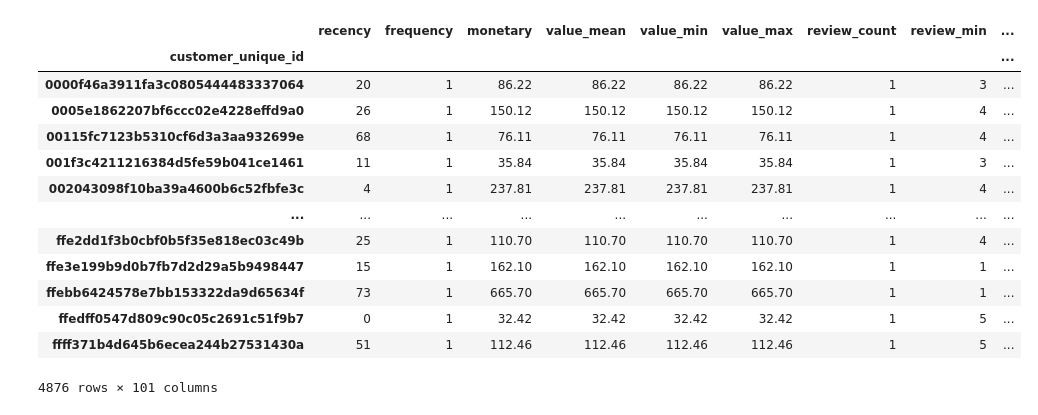
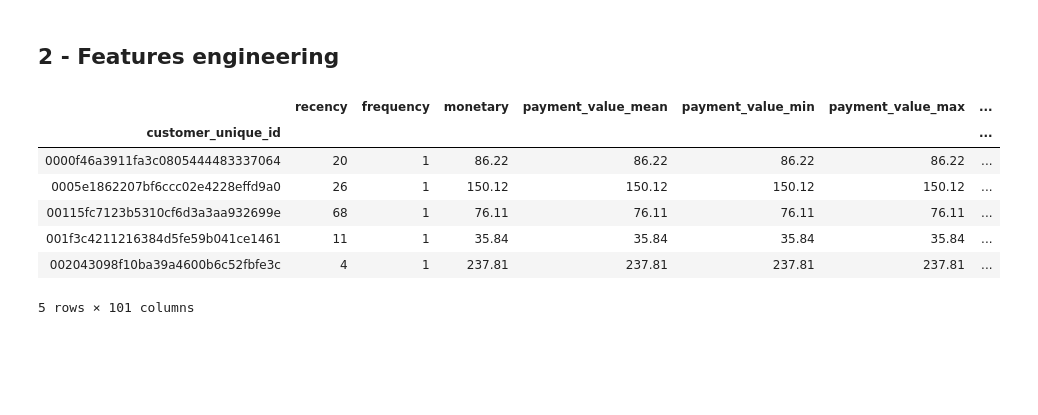
Before and after one commit to Julien-Martin/OC-IML-P4, a Jupyter notebook: Modeling.ipynb, the cells around one changed output. Drawn from its saved outputs; the diff is of its cells as text; code cells hidden in the pictures; blank space fills up the shorter version.

```diff
--- a/Modeling.ipynb
+++ b/Modeling.ipynb
@@ -4,6 +30,6 @@ import pandas as pd
 # %%
-data_3_months = pd.read_csv("data/clean/data_3_months.csv", parse_dates=["order_purchase_timestamp"])
-data_6_months = pd.read_csv("data/clean/data_6_months.csv", parse_dates=["order_purchase_timestamp"])
-data_9_months = pd.read_csv("data/clean/data_9_months.csv", parse_dates=["order_purchase_timestamp"])
-data_12_months = pd.read_csv("data/clean/data_12_months.csv", parse_dates=["order_purchase_timestamp"])
-data_all = pd.read_csv("data/clean/data_all.csv", parse_dates=["order_purchase_timestamp"])
+data_3_months = dd.read_csv("data/clean/data_3_months.csv", parse_dates=["order_purchase_timestamp"])
+data_6_months = dd.read_csv("data/clean/data_6_months.csv", parse_dates=["order_purchase_timestamp"])
+data_9_months = dd.read_csv("data/clean/data_9_months.csv", parse_dates=["order_purchase_timestamp"])
+data_12_months = dd.read_csv("data/clean/data_12_months.csv", parse_dates=["order_purchase_timestamp"])
+data_all = dd.read_csv("data/clean/data_all.csv", parse_dates=["order_purchase_timestamp"])
@@ -26 +36,3 @@ data_3_months
+# %% [markdown]
+## 2 - Features engineering
 # %%
@@ -80,21 +92,15 @@ def features_engineering(df):
     return df_fe
 # %%
 data_3_months_fe = features_engineering(data_3_months)
-data_3_months_fe
+data_3_months_fe.head()
 # %% [output]
-|  | recency | frequency | monetary | value_mean | value_min | value_max | review_count | review_min | ... |
-| customer_unique_id |  |  |  |  |  |  |  |  | ... |
-| 0000f46a3911fa3c0805444483337064 | 20 | 1 | 86.22 | 86.22 | 86.22 | 86.22 | 1 | 3 | ... |
-| 0005e1862207bf6ccc02e4228effd9a0 | 26 | 1 | 150.12 | 150.12 | 150.12 | 150.12 | 1 | 4 | ... |
-| 00115fc7123b5310cf6d3a3aa932699e | 68 | 1 | 76.11 | 76.11 | 76.11 | 76.11 | 1 | 4 | ... |
-| 001f3c4211216384d5fe59b041ce1461 | 11 | 1 | 35.84 | 35.84 | 35.84 | 35.84 | 1 | 3 | ... |
-| 002043098f10ba39a4600b6c52fbfe3c | 4 | 1 | 237.81 | 237.81 | 237.81 | 237.81 | 1 | 4 | ... |
-| ... | ... | ... | ... | ... | ... | ... | ... | ... | ... |
-| ffe2dd1f3b0cbf0b5f35e818ec03c49b | 25 | 1 | 110.70 | 110.70 | 110.70 | 110.70 | 1 | 4 | ... |
-| ffe3e199b9d0b7fb7d2d29a5b9498447 | 15 | 1 | 162.10 | 162.10 | 162.10 | 162.10 | 1 | 1 | ... |
-| ffebb6424578e7bb153322da9d65634f | 73 | 1 | 665.70 | 665.70 | 665.70 | 665.70 | 1 | 1 | ... |
-| ffedff0547d809c90c05c2691c51f9b7 | 0 | 1 | 32.42 | 32.42 | 32.42 | 32.42 | 1 | 5 | ... |
-| ffff371b4d645b6ecea244b27531430a | 51 | 1 | 112.46 | 112.46 | 112.46 | 112.46 | 1 | 5 | ... |
+|  | recency | frequency | monetary | payment_value_mean | payment_value_min | payment_value_max | ... |
+| customer_unique_id |  |  |  |  |  |  | ... |
+| 0000f46a3911fa3c0805444483337064 | 20 | 1 | 86.22 | 86.22 | 86.22 | 86.22 | ... |
+| 0005e1862207bf6ccc02e4228effd9a0 | 26 | 1 | 150.12 | 150.12 | 150.12 | 150.12 | ... |
+| 00115fc7123b5310cf6d3a3aa932699e | 68 | 1 | 76.11 | 76.11 | 76.11 | 76.11 | ... |
+| 001f3c4211216384d5fe59b041ce1461 | 11 | 1 | 35.84 | 35.84 | 35.84 | 35.84 | ... |
+| 002043098f10ba39a4600b6c52fbfe3c | 4 | 1 | 237.81 | 237.81 | 237.81 | 237.81 | ... |
-4876 rows × 101 columns
+5 rows × 101 columns
 # %%
 data_6_months_fe = features_engineering(data_6_months)
```
Also changed, not shown: parts of 64 cells of this notebook.
